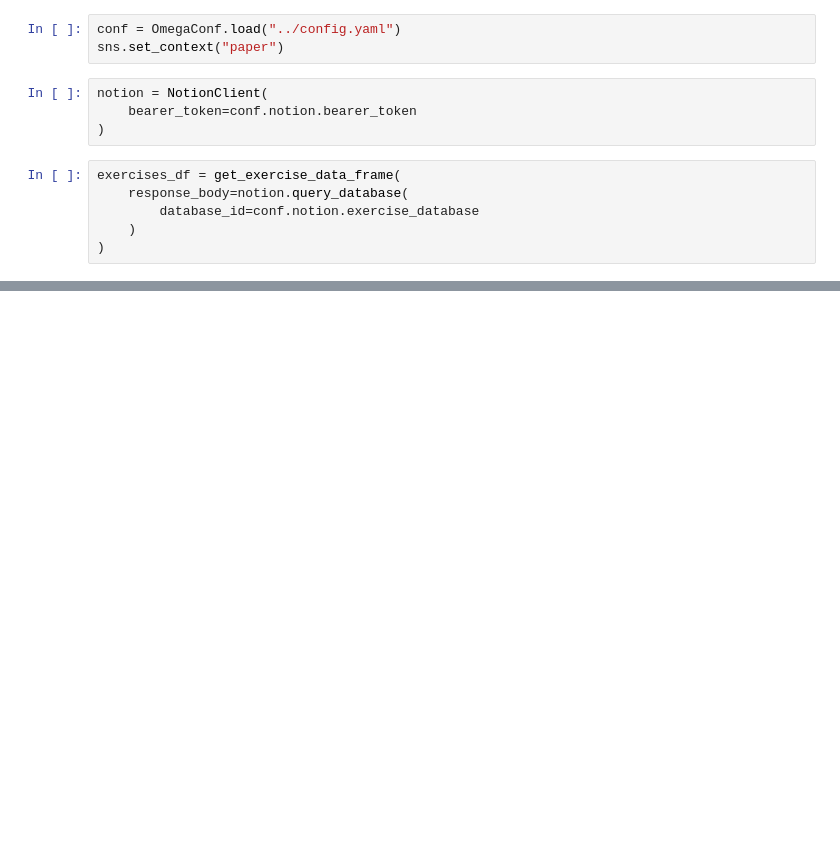
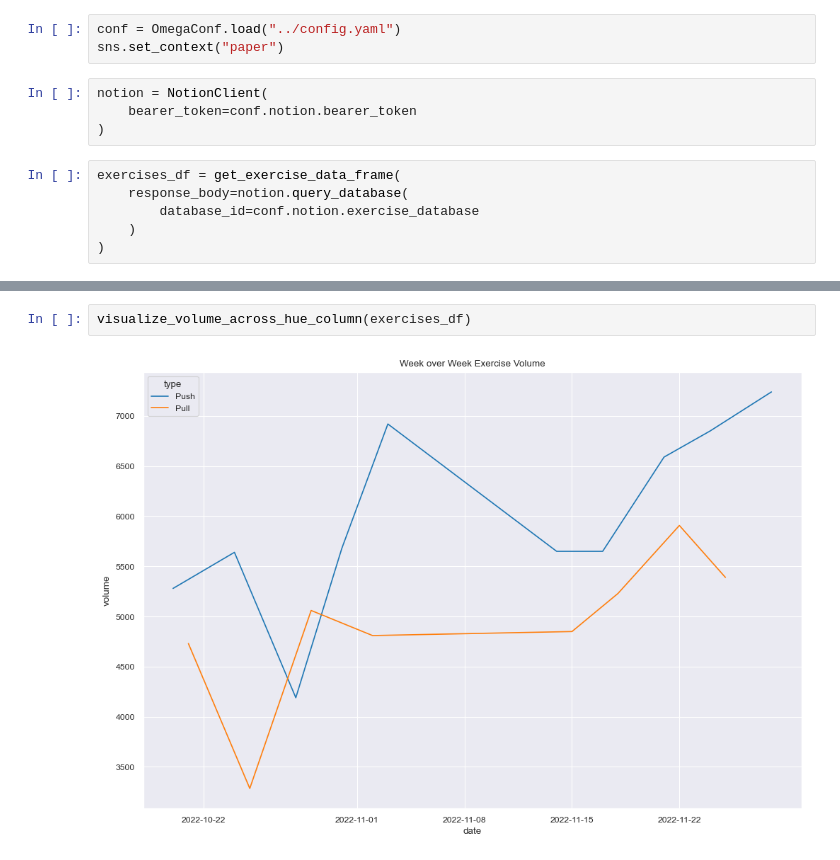
Before and after one commit to AlexanderLontke/exercise-visualizations, a Jupyter notebook: notebooks/visualizations.ipynb, the cells around one changed output, grey strips where cells are left out. Cells and saved outputs as stored; diff of their text form; blank space fills up the shorter version.

```diff
--- a/notebooks/visualizations.ipynb
+++ b/notebooks/visualizations.ipynb
@@ -56,0 +40,4 @@ plt.tight_layout()
+# %%
+visualize_volume_across_hue_column(exercises_df)
+# %% [output]
+[figure, added]
```
Also changed, not shown: parts of 6 cells of this notebook, 3 other files.
